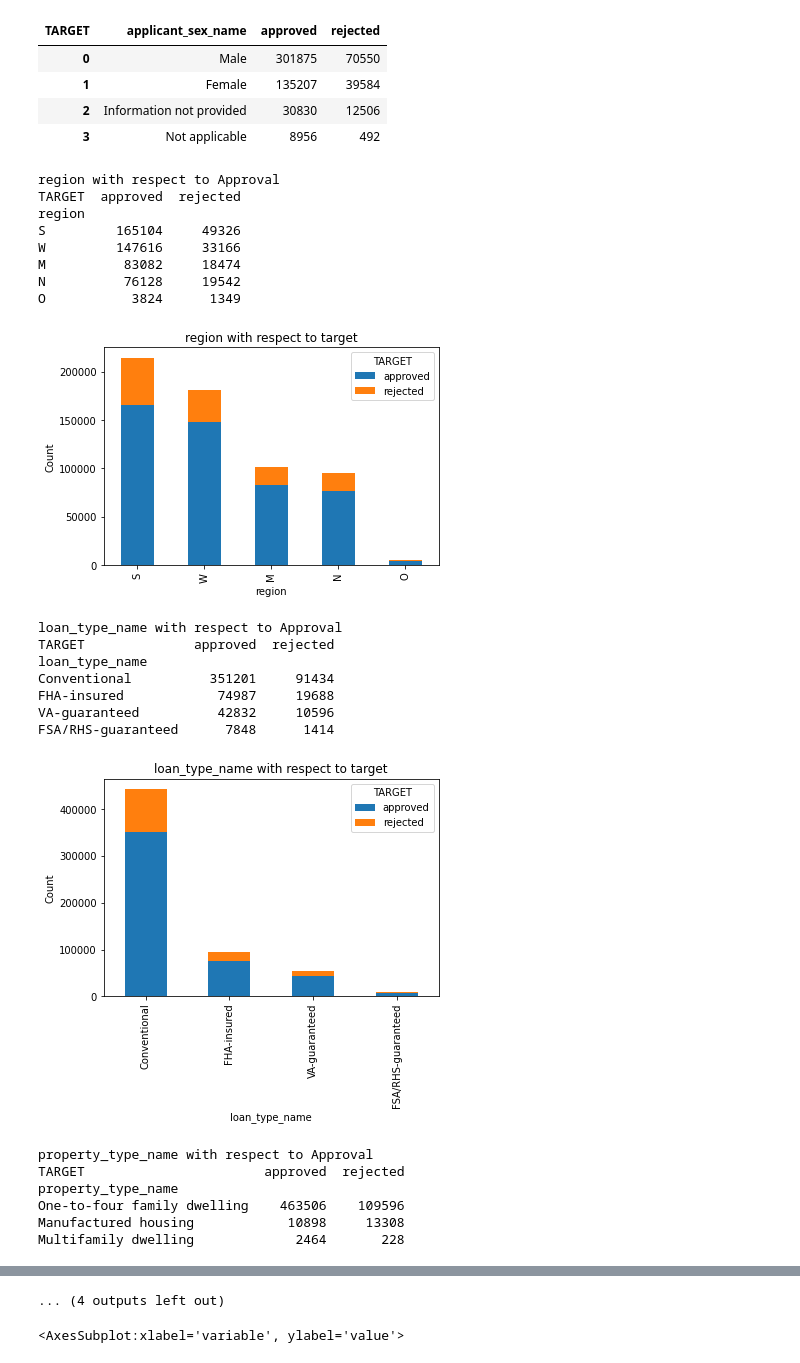
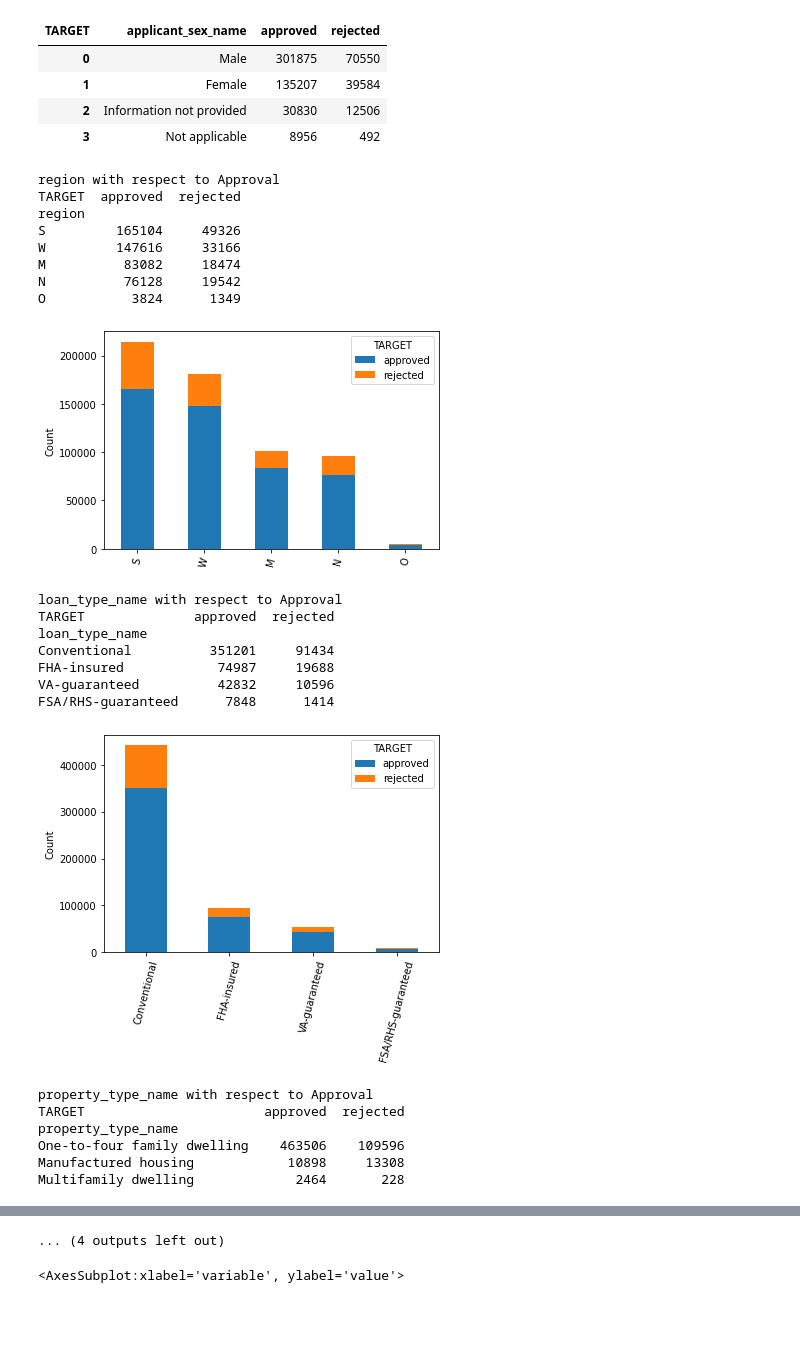
Before and after one commit to josecaloca/algorithmic-fairness, a Jupyter notebook: 1. descriptive_stats.ipynb, the cells around one changed output, grey strips where cells are left out. Drawn from its saved outputs; the diff is of its cells as text; code cells hidden in the pictures; blank space fills up the shorter version.

```diff
--- a/1. descriptive_stats.ipynb
+++ b/1. descriptive_stats.ipynb
@@ -193,25 +189,26 @@ pd.crosstab(df["applicant_sex_name"], df["TARGET"]).sort_values(
 # %%
 for feature in df[categorical_variables]:
     if feature != "TARGET":
         tbl = pd.crosstab(df[feature], df["TARGET"]).sort_values(
             "approved", ascending=False
         )
         print(f"{feature} with respect to Approval")
         print(tbl)
         tbl.plot(kind="bar", stacked=True)
-        plt.title(f"{feature} with respect to target")
         plt.ylabel("Count")
+        plt.xlabel("")
+        plt.xticks(rotation = 75)
         plt.show()
 # %% [output]
 region with respect to Approval
 TARGET  approved  rejected
 region
 S         165104     49326
 W         147616     33166
 M          83082     18474
 N          76128     19542
 O           3824      1349
-[figure, old version]
+[figure, new version]
 loan_type_name with respect to Approval
 TARGET              approved  rejected
 loan_type_name
@@ -219,7 +216,7 @@ Conventional          351201     91434
 FHA-insured            74987     19688
 VA-guaranteed          42832     10596
 FSA/RHS-guaranteed      7848      1414
-[figure, old version]
+[figure, new version]
 property_type_name with respect to Approval
 TARGET                       approved  rejected
 property_type_name
```
Also changed, not shown: parts of 3 cells of this notebook, 16 other files.
